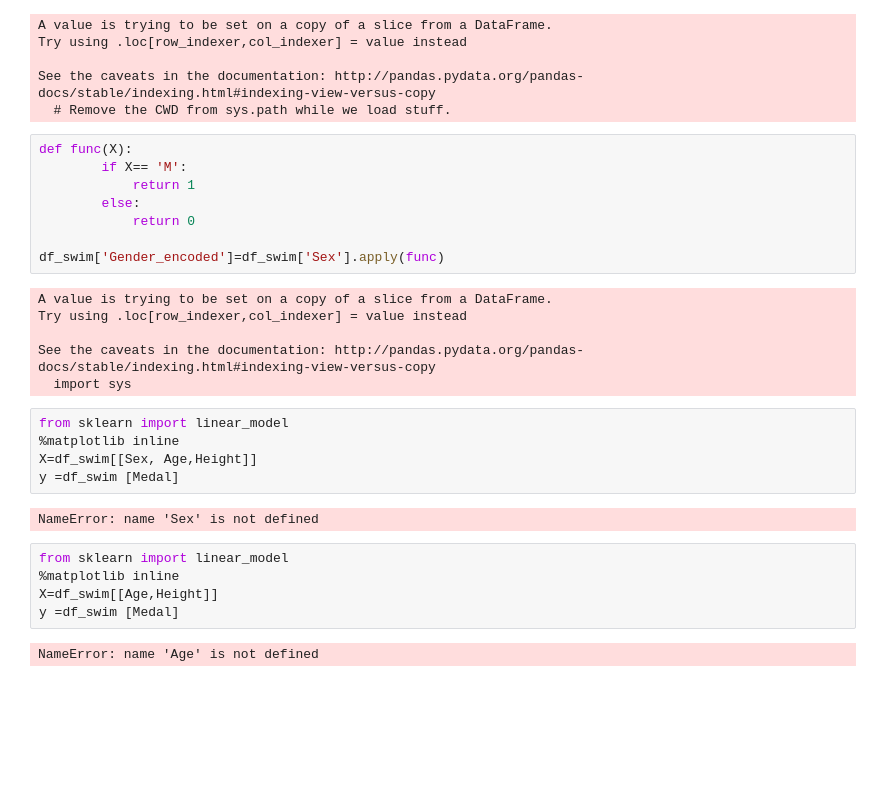
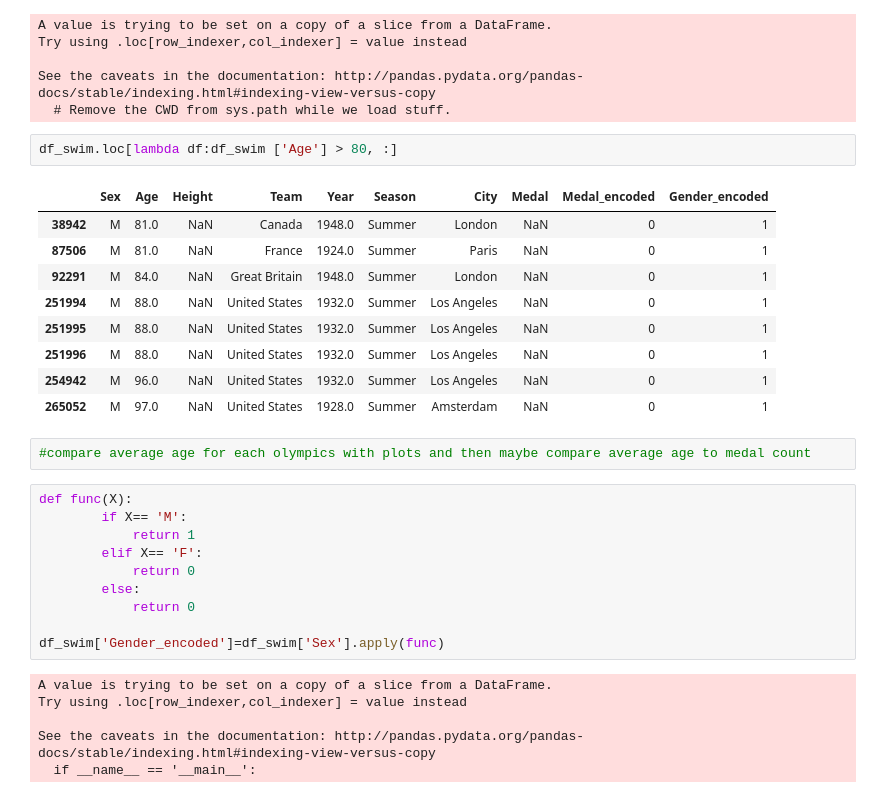
Before and after one commit to amyscott303/Thinkful, a Jupyter notebook: Capstone 2.ipynb, the cells around one changed output. Cells and saved outputs as stored; diff of their text form; blank space fills up the shorter version.

```diff
--- a/Capstone 2.ipynb
+++ b/Capstone 2.ipynb
@@ -96,10 +96,26 @@ Try using .loc[row_indexer,col_indexer] = value instead
 
 See the caveats in the documentation: http://pandas.pydata.org/pandas-docs/stable/indexing.html#indexing-view-versus-copy
   # Remove the CWD from sys.path while we load stuff.
+# %%
+df_swim.loc[lambda df:df_swim ['Age'] > 80, :]
+# %% [output]
+|  | Sex | Age | Height | Team | Year | Season | City | Medal | Medal_encoded | Gender_encoded |
+| 38942 | M | 81.0 | NaN | Canada | 1948.0 | Summer | London | NaN | 0 | 1 |
+| 87506 | M | 81.0 | NaN | France | 1924.0 | Summer | Paris | NaN | 0 | 1 |
+| 92291 | M | 84.0 | NaN | Great Britain | 1948.0 | Summer | London | NaN | 0 | 1 |
+| 251994 | M | 88.0 | NaN | United States | 1932.0 | Summer | Los Angeles | NaN | 0 | 1 |
+| 251995 | M | 88.0 | NaN | United States | 1932.0 | Summer | Los Angeles | NaN | 0 | 1 |
+| 251996 | M | 88.0 | NaN | United States | 1932.0 | Summer | Los Angeles | NaN | 0 | 1 |
+| 254942 | M | 96.0 | NaN | United States | 1932.0 | Summer | Los Angeles | NaN | 0 | 1 |
+| 265052 | M | 97.0 | NaN | United States | 1928.0 | Summer | Amsterdam | NaN | 0 | 1 |
+# %%
+#compare average age for each olympics with plots and then maybe compare average age to medal count
 # %%
 def func(X):
         if X== 'M':
             return 1
+        elif X== 'F':
+            return 0
         else:
             return 0
 
@@ -109,18 +125,4 @@ A value is trying to be set on a copy of a slice from a DataFrame.
 Try using .loc[row_indexer,col_indexer] = value instead
 
 See the caveats in the documentation: http://pandas.pydata.org/pandas-docs/stable/indexing.html#indexing-view-versus-copy
-  import sys
+  if __name__ == '__main__':
-# %%
-from sklearn import linear_model
-%matplotlib inline
-X=df_swim[[Sex, Age,Height]]
-y =df_swim [Medal]
-# %% [output]
-NameError: name 'Sex' is not defined
-# %%
-from sklearn import linear_model
-%matplotlib inline
-X=df_swim[[Age,Height]]
-y =df_swim [Medal]
-# %% [output]
-NameError: name 'Age' is not defined
```
Also changed, not shown: parts of 4 cells of this notebook.
